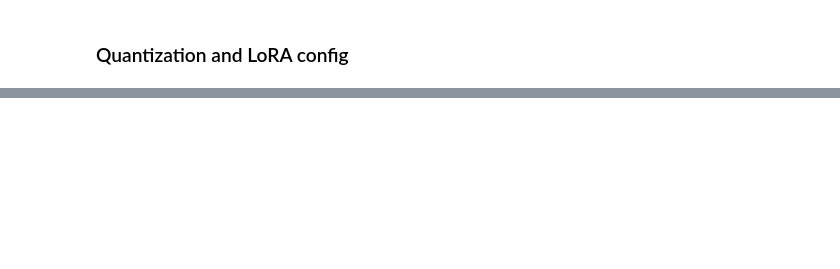
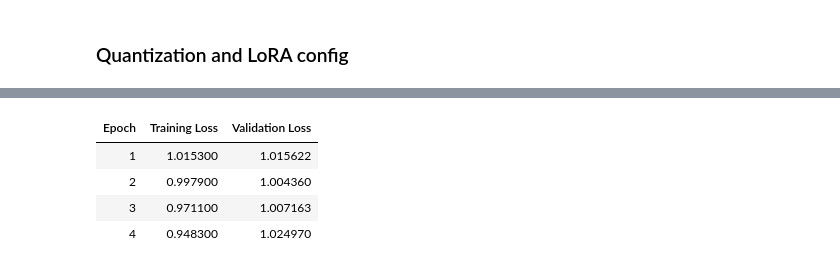
Before and after one commit to bheshajkc/llm-finetuning-pairwise-classification, a Jupyter notebook: notebooks/llm_finetuning_v1.ipynb, the cells around one changed output, grey strips where cells are left out. Saved outputs shown, nothing was run; the diff lists cells and outputs as text; code cells hidden in the pictures; blank space fills up the shorter version.

Commit message:
LLM FineTuning using Huggingface v1.0

```diff
--- a/notebooks/llm_finetuning_v1.ipynb
+++ b/notebooks/llm_finetuning_v1.ipynb
@@ -869 +786,20 @@ model.config.base_model_name_or_path = MODEL_NAME
+# %%
+quant_encoder = AutoModel.from_pretrained(
+    model.config.base_model_name,
+    quantization_config=quant_config,
+    trust_remote_code=True,
+)
+
+model.encoder = quant_encoder
+
+# Prepare backbone for k-bit training
+model = prepare_model_for_kbit_training(model)
+
+model.config._name_or_path = PAIRWISE_BIENCODER_MODEL_NAME
+model.config.base_model_name_or_path = PAIRWISE_BIENCODER_MODEL_NAME
+
+model.freeze_backbone()
+
+# Prepare model for quantization and LoRA
+model = get_peft_model(model, lora_cfg)
 # %%
@@ -933,25 +813,52 @@ import os
 
 data_collator = PairwiseDataCollator(tokenizer=tokenizer)
 
+# training_args = TrainingArguments(
+#     output_dir="/kaggle/working/deberta-v3-base-pairwise-sequence-classifier-peft-finetuned/v20251227",
+#     num_train_epochs=5,
+#     per_device_train_batch_size=80,
+#     eval_strategy="epoch",
+#     learning_rate=2e-4,
+#     lr_scheduler_type="cosine",
+#     warmup_ratio=0.05,
+#     report_to='wandb',
+#     push_to_hub=True,
+#     hub_model_id='bheshaj/deberta-v3-base-pairwise-sequence-classifier-peft-finetuned',
+#     hub_private_repo=False,
+#     save_strategy="epoch",
+#     save_total_limit=1,           # keep last n checkpoints (optional)
+#     load_best_model_at_end=True,    # optional
+#     save_safetensors=True,           # recommended
+#     gradient_checkpointing=True,
+#     gradient_checkpointing_kwargs={"use_reentrant": False},
+# )
+
 training_args = TrainingArguments(
-    output_dir="/kaggle/working/deberta-v3-base-pairwise-sequence-classifier/v20251130",
-    num_train_epochs=6,
-    per_device_train_batch_size=64,
+    output_dir="/kaggle/working/deberta-v3-base-pairwise-sequence-classifier-peft-finetuned/v20251228",
+
+    num_train_epochs=5,
+    per_device_train_batch_size=80,
     eval_strategy="epoch",
-    learning_rate=5e-5,
+
+    # 🔥 LoRA-friendly LR
+    learning_rate=2e-4,
     lr_scheduler_type="cosine",
     warmup_ratio=0.05,
-    report_to='wandb',
-    push_to_hub=True,
-    hub_model_id='bheshaj/deberta-v3-base-pairwise-sequence-classifier',
-    hub_private_repo=False,
+
+    report_to="wandb",
+
+    # 🔒 SAFETY: disable hub interaction
+    push_to_hub=False,
+
     save_strategy="epoch",
-    save_total_limit=1,           # keep last n checkpoints (optional)
-    load_best_model_at_end=True,    # optional
-    save_safetensors=True,           # recommended
+    save_total_limit=1,
+    load_best_model_at_end=True,
+    save_safetensors=True,
+
     gradient_checkpointing=True,
     gradient_checkpointing_kwargs={"use_reentrant": False},
 )
+
 
 trainer = Trainer(
     model=model,
@@ -960,15 +867,8 @@ trainer = Trainer(
     eval_dataset=eval_dataset,
     processing_class=tokenizer,
     data_collator=data_collator,
-    callbacks=[FreezeUnfreezeCallback(unfreeze_at_epoch=3)],  # ⬅️ add callback here
+    # callbacks=[FreezeUnfreezeCallback(unfreeze_at_epoch=0)],  # ⬅️ add callback here
 )
-
-# trainer.create_model_card(
-#     # model_name="Pairwise BiEncoder using DeBERTa-v3-base",
-#     # language="en",
-#     # tags=["pairwise", "biencoder", "deberta"],
-#     finetuned_from=MODEL_NAME,
-# )
 
 if os.path.exists(training_args.output_dir):
     ckpt_path = get_last_checkpoint(training_args.output_dir)
@@ -1004,0 +905,5 @@ ValueError: loaded state dict contains a parameter group that doesn't match the
+| Epoch | Training Loss | Validation Loss |
+| 1 | 1.015300 | 1.015622 |
+| 2 | 0.997900 | 1.004360 |
+| 3 | 0.971100 | 1.007163 |
+| 4 | 0.948300 | 1.024970 |
```
Also changed, not shown: parts of 31 cells of this notebook.
